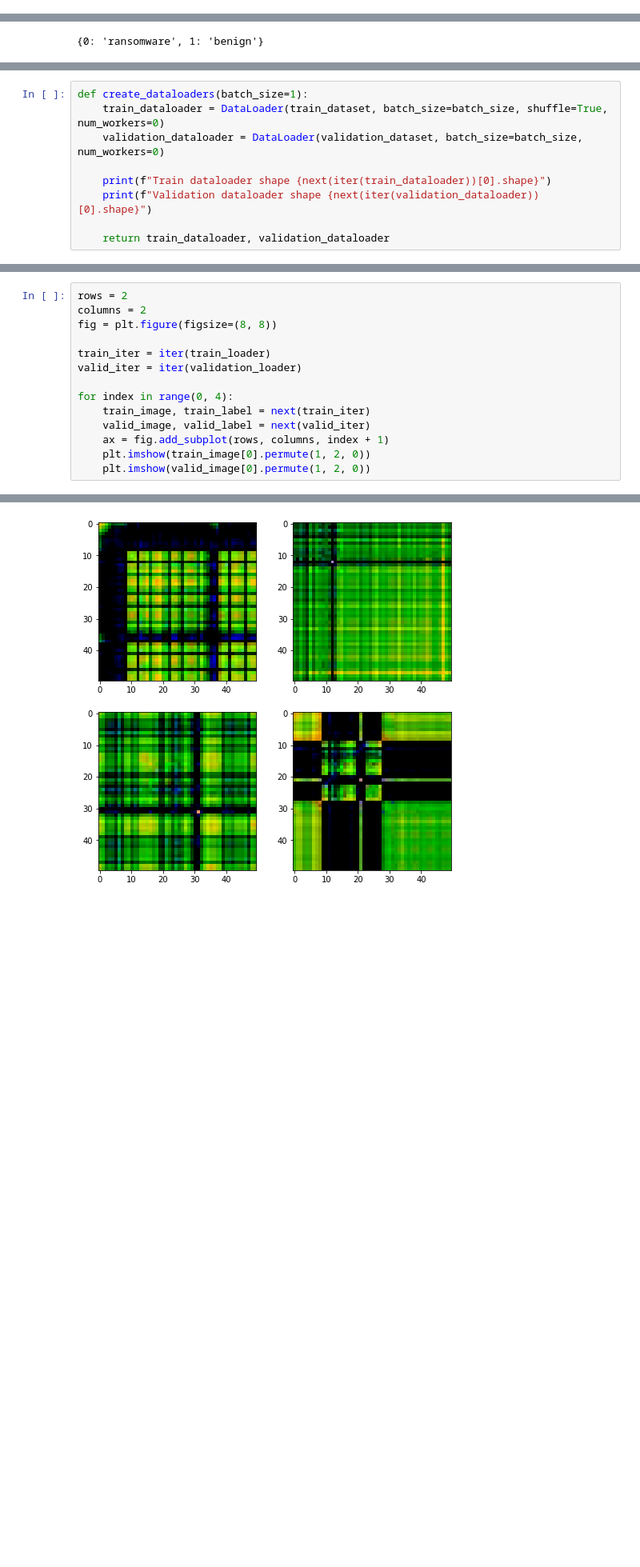
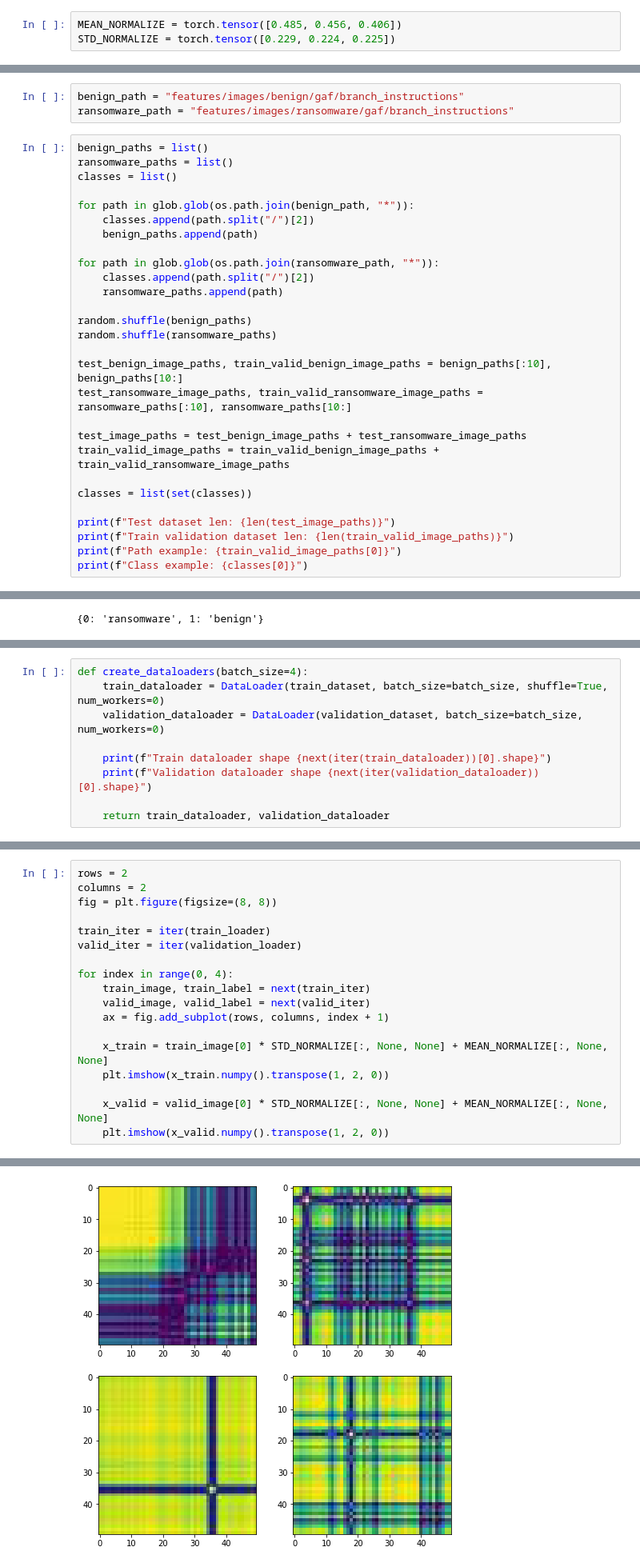
Before and after one commit to olihofmann/cas-aml, a Jupyter notebook: crypto-ransomware-detection/create-bi-cnn-model.ipynb, the cells around one changed output, grey strips where cells are left out. Shown at 80% size. Drawn from its saved outputs; the diff is of its cells as text; blank space fills up the shorter version.

```diff
--- a/crypto-ransomware-detection/create-bi-cnn-model.ipynb
+++ b/crypto-ransomware-detection/create-bi-cnn-model.ipynb
@@ -23,6 +23,9 @@ from pytorch_lightning import loggers as pl_loggers
 %load_ext tensorboard
 # %% [markdown]
 ### Define Transforms
+# %%
+MEAN_NORMALIZE = torch.tensor([0.485, 0.456, 0.406])
+STD_NORMALIZE = torch.tensor([0.229, 0.224, 0.225])
 # %%
 train_transformations = transforms.Compose([
     transforms.ToTensor(),
@@ -37,0 +46,31 @@ validation_transformations = transforms.Compose([
+# %%
+benign_path = "features/images/benign/gaf/branch_instructions"
+ransomware_path = "features/images/ransomware/gaf/branch_instructions"
+# %%
+benign_paths = list()
+ransomware_paths = list()
+classes = list()
+
+for path in glob.glob(os.path.join(benign_path, "*")):
+    classes.append(path.split("/")[2])
+    benign_paths.append(path)
+
+for path in glob.glob(os.path.join(ransomware_path, "*")):
+    classes.append(path.split("/")[2])
+    ransomware_paths.append(path)
+
+random.shuffle(benign_paths)
+random.shuffle(ransomware_paths)
+
+test_benign_image_paths, train_valid_benign_image_paths = benign_paths[:10], benign_paths[10:]
+test_ransomware_image_paths, train_valid_ransomware_image_paths = ransomware_paths[:10], ransomware_paths[10:]
+
+test_image_paths = test_benign_image_paths + test_ransomware_image_paths
+train_valid_image_paths = train_valid_benign_image_paths + train_valid_ransomware_image_paths
+
+classes = list(set(classes))
+
+print(f"Test dataset len: {len(test_image_paths)}")
+print(f"Train validation dataset len: {len(train_valid_image_paths)}")
+print(f"Path example: {train_valid_image_paths[0]}")
+print(f"Class example: {classes[0]}")
@@ -111,7 +156,7 @@ Label of the image: ransomware
 # %% [markdown]
 ### Create Dataloaders
 # %%
-def create_dataloaders(batch_size=1):
+def create_dataloaders(batch_size=4):
     train_dataloader = DataLoader(train_dataset, batch_size=batch_size, shuffle=True, num_workers=0)
     validation_dataloader = DataLoader(validation_dataset, batch_size=batch_size, num_workers=0)
 
@@ -136,6 +181,10 @@ for index in range(0, 4):
     train_image, train_label = next(train_iter)
     valid_image, valid_label = next(valid_iter)
     ax = fig.add_subplot(rows, columns, index + 1)
-    plt.imshow(train_image[0].permute(1, 2, 0))
-    plt.imshow(valid_image[0].permute(1, 2, 0))
+
+    x_train = train_image[0] * STD_NORMALIZE[:, None, None] + MEAN_NORMALIZE[:, None, None]
+    plt.imshow(x_train.numpy().transpose(1, 2, 0))
+
+    x_valid = valid_image[0] * STD_NORMALIZE[:, None, None] + MEAN_NORMALIZE[:, None, None]
+    plt.imshow(x_valid.numpy().transpose(1, 2, 0))
 # %% [output]
@@ -150,2 +191,2 @@ Clipping input data to the valid range for imshow with RGB data ([0..1] for floa
-[figure, old version]
+[figure, new version]
 # %% [markdown]
```
Also changed, not shown: parts of 17 cells of this notebook.
